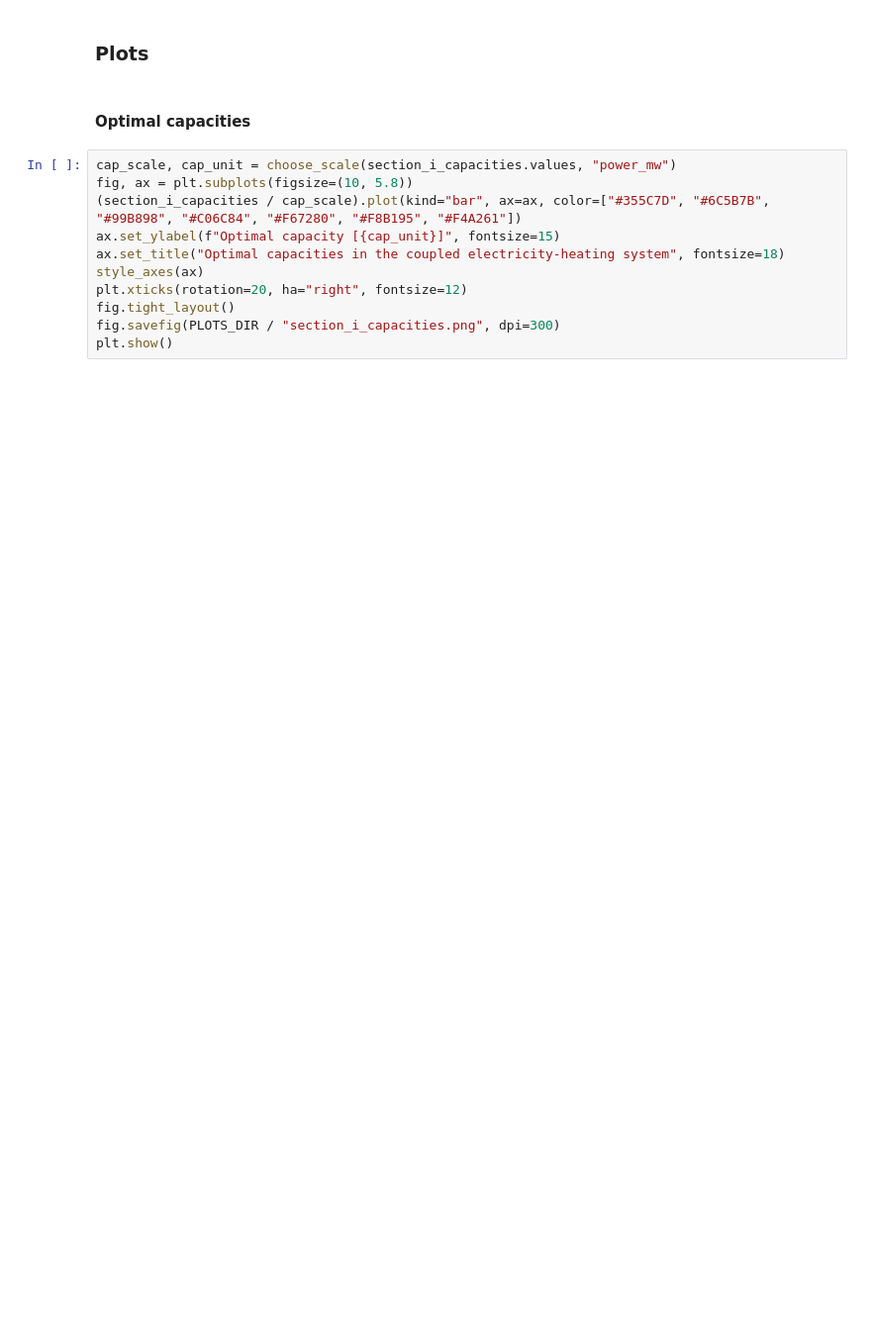
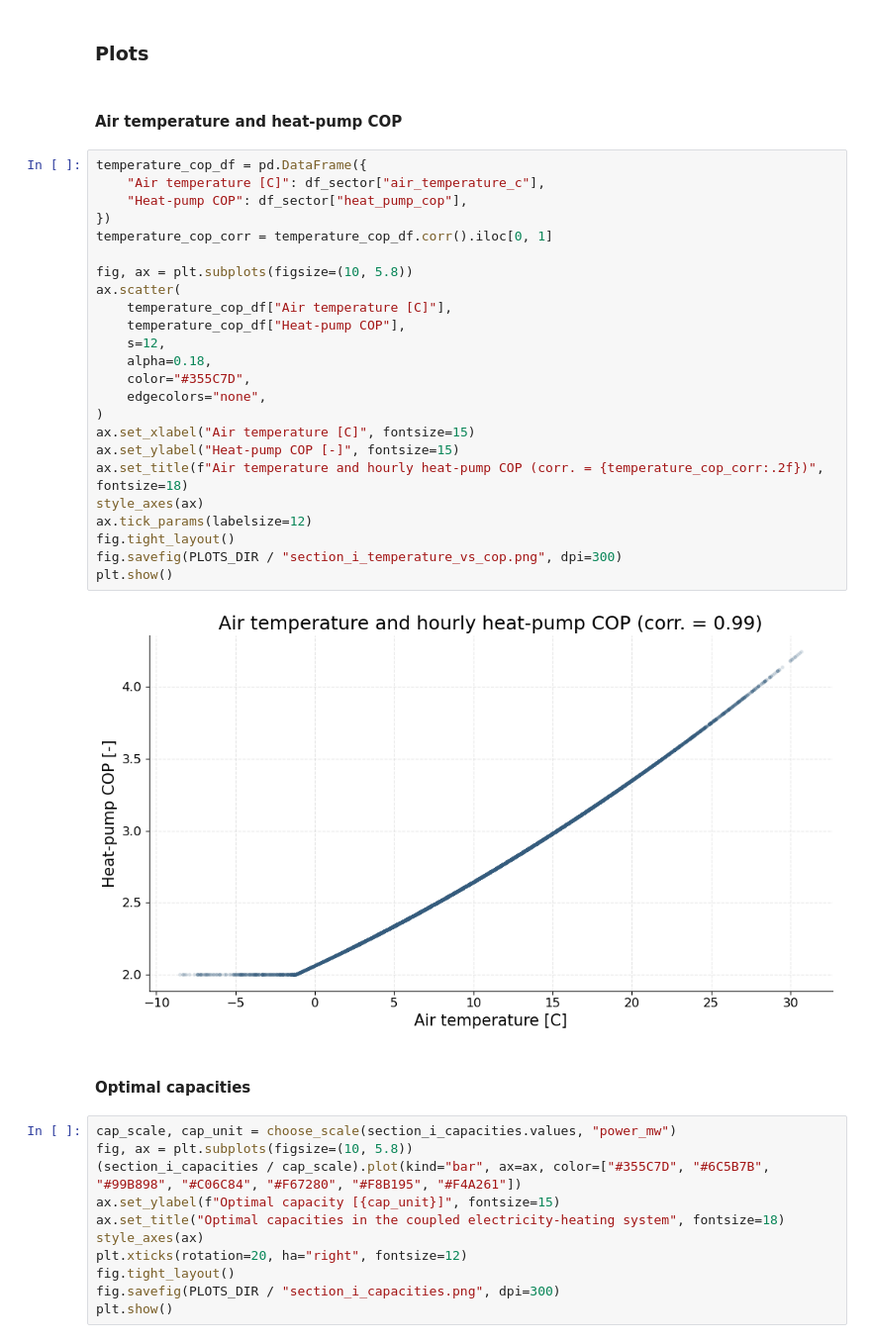
Before and after one commit to fortero23/Integrated_Energy_Grids, a Jupyter notebook: Modules/Assignment2.ipynb, the cells around one changed output. Shown at 99% size. Drawn from its saved outputs; the diff is of its cells as text; blank space fills up the shorter version.

Commit message:
Section I completed

```diff
--- a/Modules/Assignment2.ipynb
+++ b/Modules/Assignment2.ipynb
@@ -1626,5 +1716,33 @@ Electric demand             4.955416e+08
 # %% [markdown]
 ### Plots
+# %% [markdown]
+#### Air temperature and heat-pump COP
+# %%
+temperature_cop_df = pd.DataFrame({
+    "Air temperature [C]": df_sector["air_temperature_c"],
+    "Heat-pump COP": df_sector["heat_pump_cop"],
+})
+temperature_cop_corr = temperature_cop_df.corr().iloc[0, 1]
+
+fig, ax = plt.subplots(figsize=(10, 5.8))
+ax.scatter(
+    temperature_cop_df["Air temperature [C]"],
+    temperature_cop_df["Heat-pump COP"],
+    s=12,
+    alpha=0.18,
+    color="#355C7D",
+    edgecolors="none",
+)
+ax.set_xlabel("Air temperature [C]", fontsize=15)
+ax.set_ylabel("Heat-pump COP [-]", fontsize=15)
+ax.set_title(f"Air temperature and hourly heat-pump COP (corr. = {temperature_cop_corr:.2f})", fontsize=18)
+style_axes(ax)
+ax.tick_params(labelsize=12)
+fig.tight_layout()
+fig.savefig(PLOTS_DIR / "section_i_temperature_vs_cop.png", dpi=300)
+plt.show()
+# %% [output]
+[figure, added]
 # %% [markdown]
 #### Optimal capacities
 # %%
```
Also changed, not shown: parts of 22 cells of this notebook.
